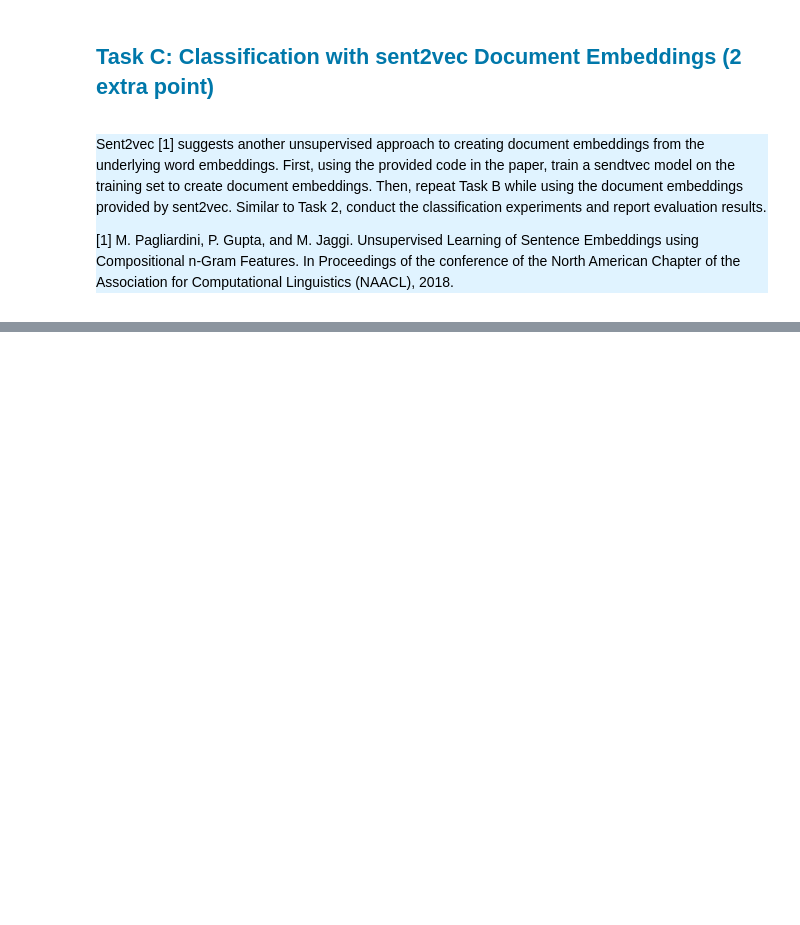
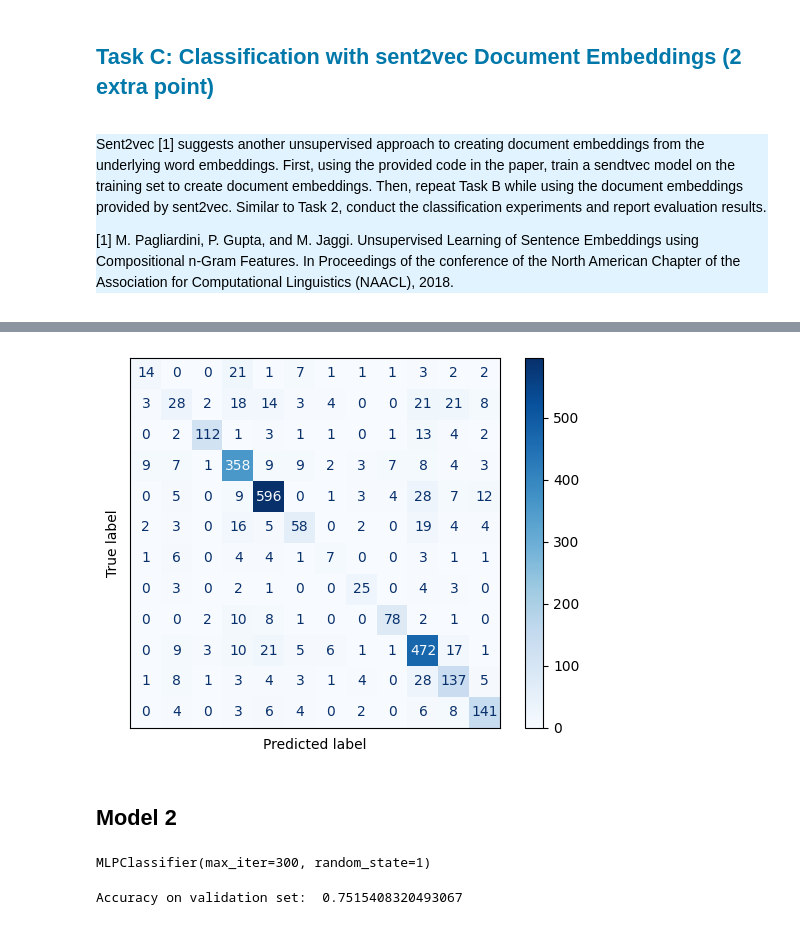
Before and after one commit to markus583/nlp-course-2022w, a Jupyter notebook: Assignment2.ipynb, the cells around one changed output, grey strips where cells are left out. Saved outputs shown, nothing was run; the diff lists cells and outputs as text; code cells hidden in the pictures; blank space fills up the shorter version.

```diff
--- a/Assignment2.ipynb
+++ b/Assignment2.ipynb
@@ -867,0 +956,7 @@ uni_embs.shape
+# %%
+sentence_embeddings_val = {}
+for index, row in val_df.iterrows():
+    # computes element-wise mean along the specified axis
+    sentence_embeddings_val[row['sentence_id']] = np.mean(model.embed_unigrams(row['tokenized_text']), axis=0)
+
+val_df['sentence_embeddings'] = val_df['sentence_id'].map(sentence_embeddings_val)
@@ -867,0 +972,7 @@ uni_embs.shape
+# %%
+X_train = np.array(train_df['sentence_embeddings'].tolist())
+y_train = np.array(train_df['label'].tolist())
+X_val = np.array(val_df['sentence_embeddings'].tolist())
+y_val = np.array(val_df['label'].tolist())
+X_test = np.array(test_df['sentence_embeddings'].tolist())
+y_test = np.array(test_df['label'].tolist())
@@ -867,0 +981,4 @@ uni_embs.shape
+# %%
+model_1 = LogisticRegression(random_state=0, max_iter=1000)
+# %%
+model_1.fit(X_train, y_train)
@@ -867,0 +1015,10 @@ uni_embs.shape
+# %%
+plot_confusion_matrix(model_1, X_val, y_val, cmap=plt.cm.Blues)
+# remove ticks
+plt.xticks([])
+plt.yticks([])
+plt.show()
+# %% [output]
+[figure, added]
+# %% [markdown]
+## Model 2
@@ -867,0 +1029,10 @@ uni_embs.shape
+# %%
+model_2.fit(X_train, y_train)
+# %% [output]
+MLPClassifier(max_iter=300, random_state=1)
+# %%
+y_pred = model_2.predict(X_val)
+acc_score_val = accuracy_score(y_val, y_pred)
+print('Accuracy on validation set: ', acc_score_val)
+# %% [output]
+Accuracy on validation set:  0.7515408320493067
```
Also changed, not shown: parts of 44 cells of this notebook.
